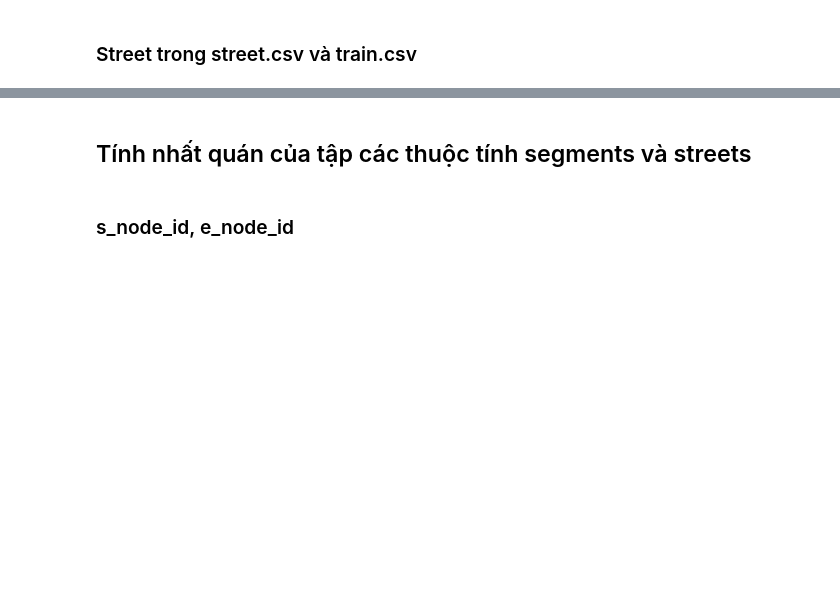
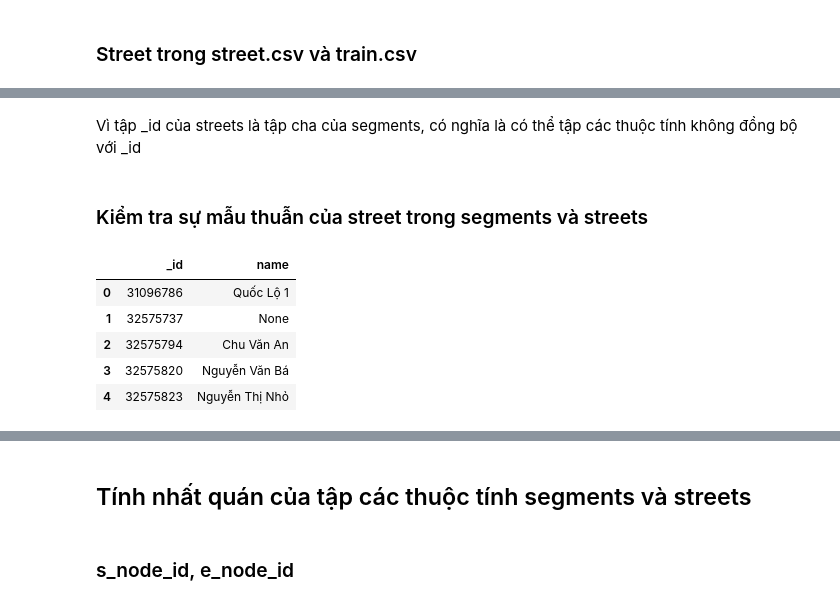
Before and after one commit to An-Sadek/HCM_IOT_GNN, a Jupyter notebook: preprocess/exploration.ipynb, the cells around one changed output, grey strips where cells are left out. Drawn from its saved outputs; the diff is of its cells as text; code cells hidden in the pictures; blank space fills up the shorter version.

Commit message:
Tim ra cho sai cua street, gio chuan bi lam tam bay sua tum lum

```diff
--- a/preprocess/exploration.ipynb
+++ b/preprocess/exploration.ipynb
@@ -729,0 +755,14 @@ for idx, value in enumerate(_street_streets_segments):
+# %% [markdown]
+Vì tập _id của streets là tập cha của segments, có nghĩa là có thể tập các thuộc tính không đồng bộ với _id
+# %% [markdown]
+### Kiểm tra sự mẫu thuẫn của street trong segments và streets
+# %%
+temp_streets_df = streets_df[["_id", "name"]].copy()
+temp_streets_df.head()
+# %% [output]
+|  | _id | name |
+| 0 | 31096786 | Quốc Lộ 1 |
+| 1 | 32575737 | None |
+| 2 | 32575794 | Chu Văn An |
+| 3 | 32575820 | Nguyễn Văn Bá |
+| 4 | 32575823 | Nguyễn Thị Nhỏ |
```
Also changed, not shown: parts of 18 cells of this notebook, 1 other file.
